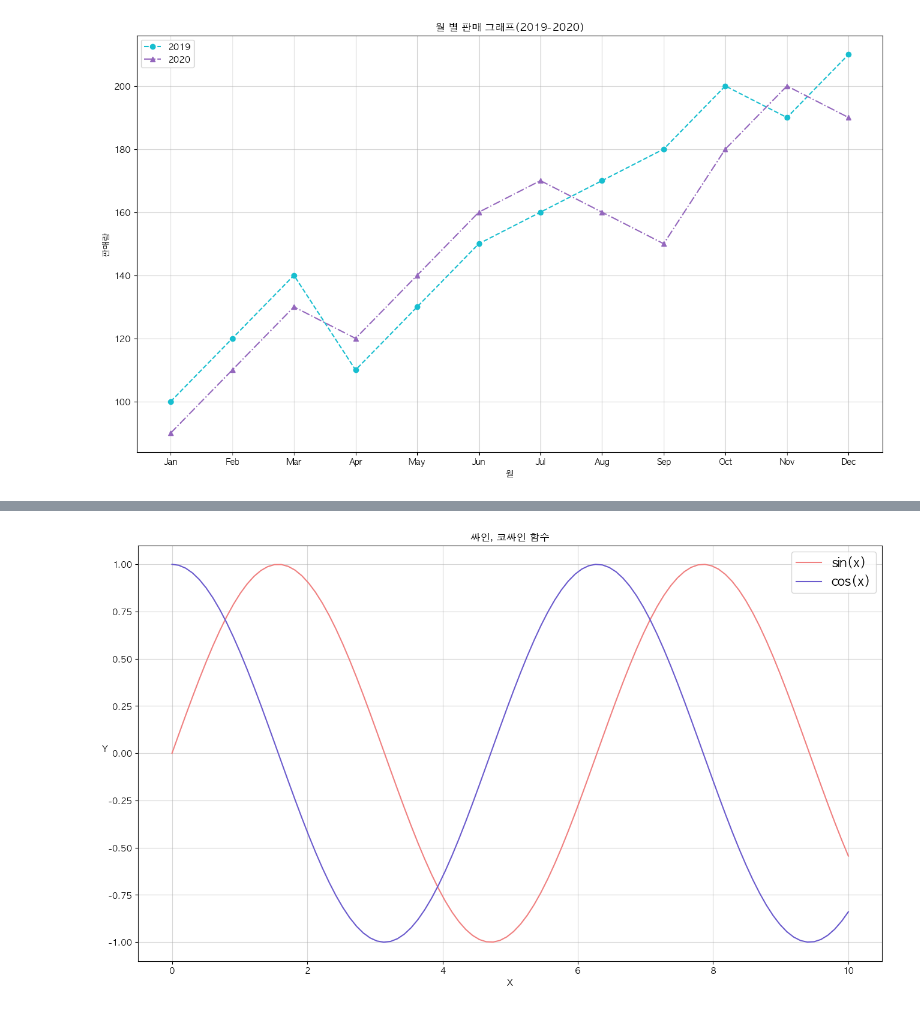
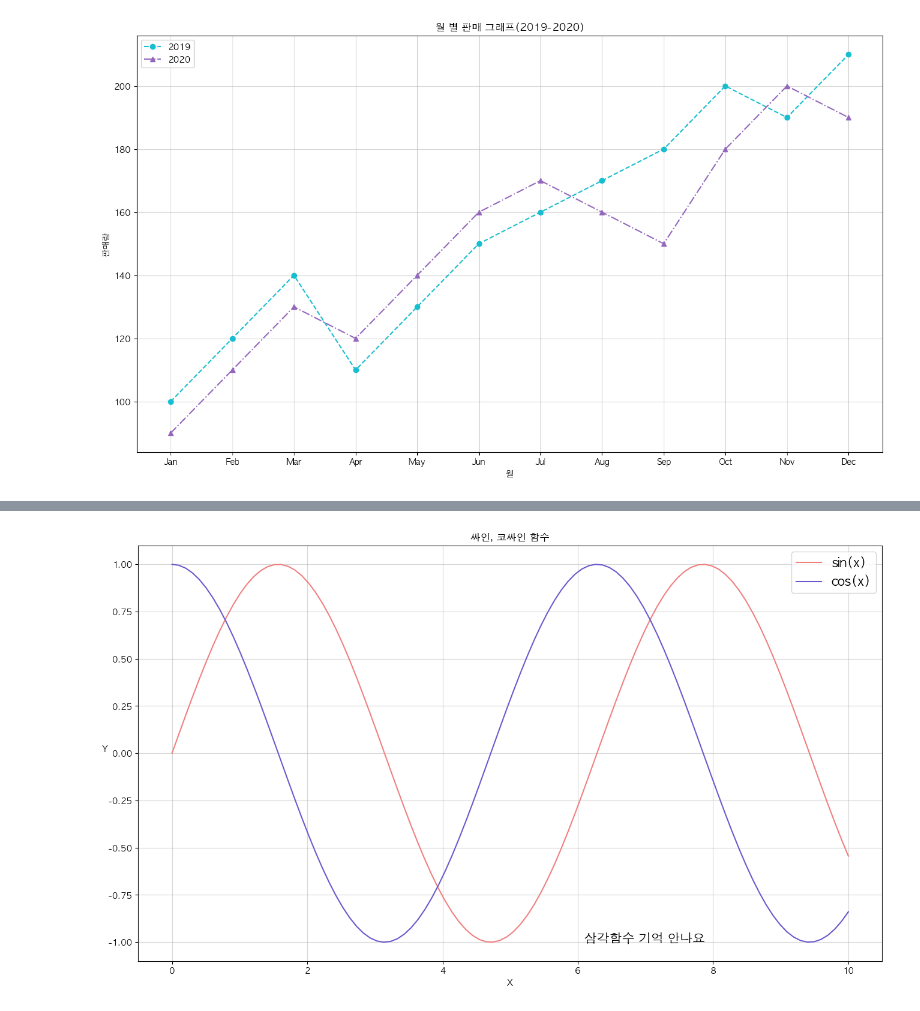
Before and after one commit to jongsoo0603/Practice1, a Jupyter notebook: Python/practice/7thDay.ipynb, the cells around one changed output, grey strips where cells are left out. Cells and saved outputs as stored; diff of their text form; code cells hidden in the pictures.

```diff
--- a/Python/practice/7thDay.ipynb
+++ b/Python/practice/7thDay.ipynb
@@ -94,16 +93,18 @@ plt.show()
 # %%
 x = np.linspace(0, 10, 100)
 sin = np.sin(x)
 cos = np.cos(x)
 plt.figure(figsize=(16,9))
 plt.plot(x, sin, label = "sin(x)", c = "lightcoral")
 plt.plot(x, cos, label = "cos(x)", c = "slateblue")
 plt.legend(fontsize = 15)
 plt.xlabel("X")
 plt.ylabel("Y", rotation = 0)
 plt.grid(alpha = 0.5)
 plt.title("싸인, 코싸인 함수")
+plt.text(6.1,-1,"삼각함수 기억 안나요",size = 15)
+
 
 plt.show()
 # %% [output]
-[figure, old version]
+[figure, new version]
```
Also changed, not shown: parts of 3 cells of this notebook, 10 other files.
